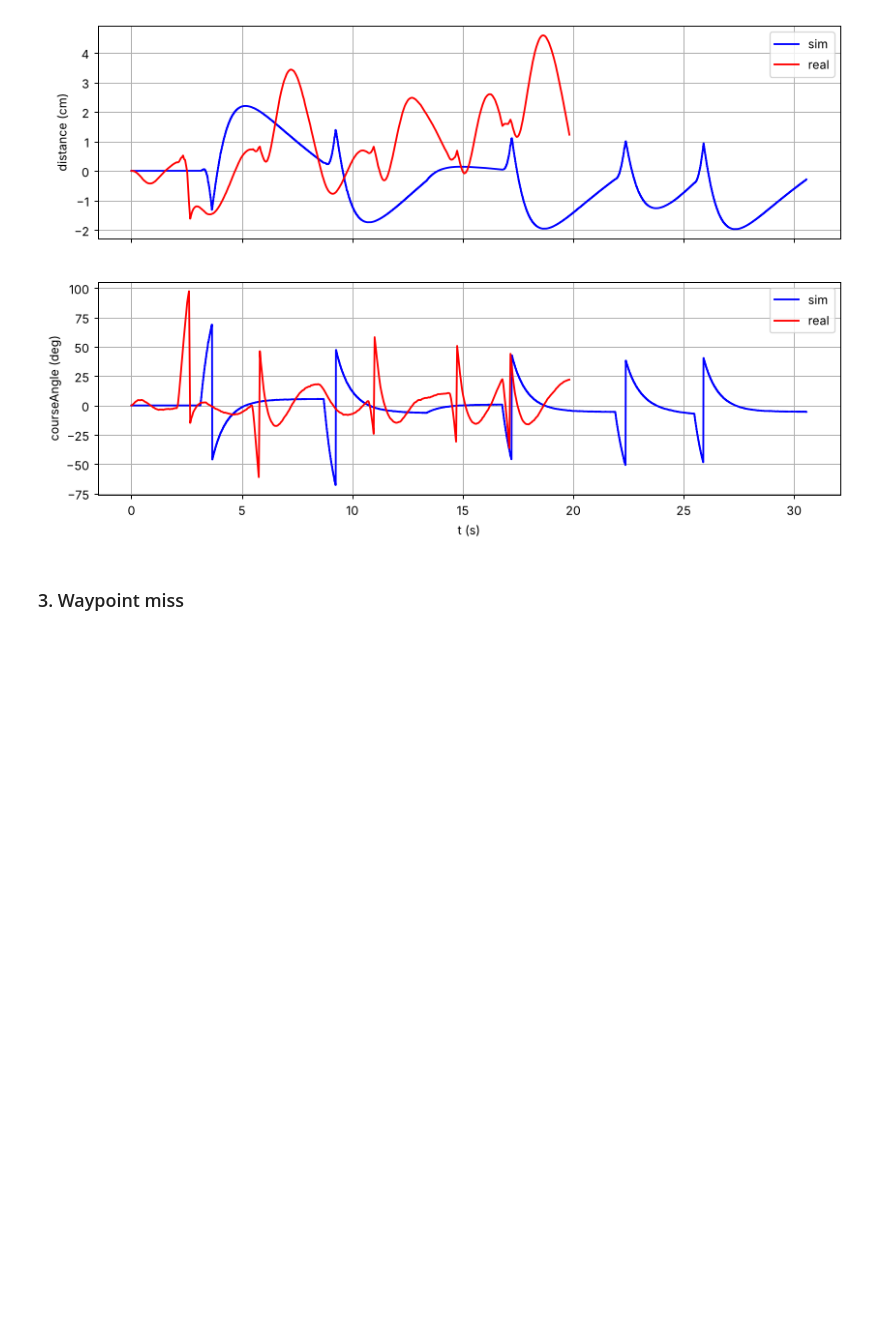
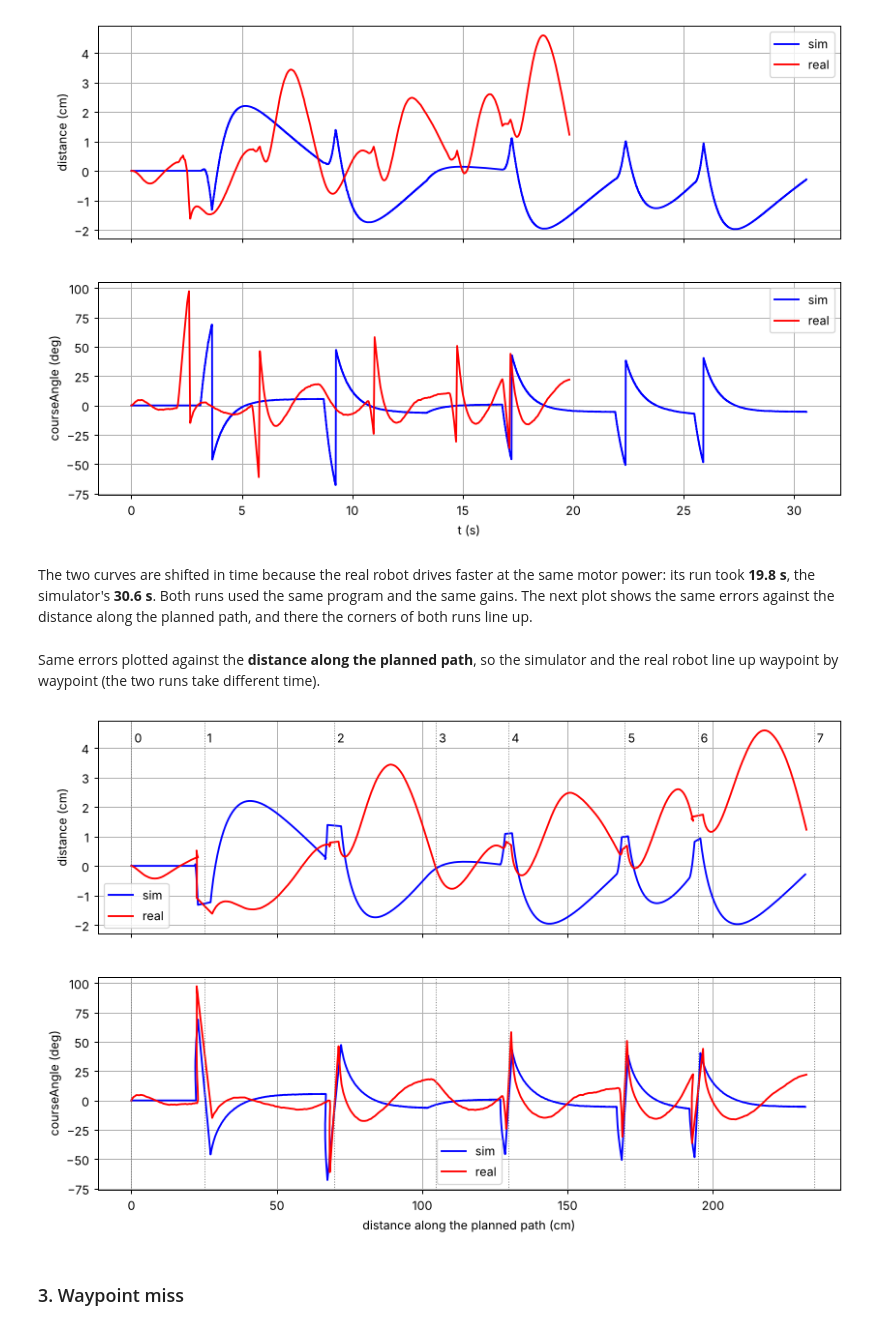
Before and after one commit to charosmuxammadiyeva/Robotics_fall, a Jupyter notebook: week7/Lab7_go_to_goal_analysis.ipynb, the cells around one changed output. Cells and saved outputs as stored; diff of their text form; code cells hidden in the pictures; blank space fills up the shorter version.

```diff
--- a/week7/Lab7_go_to_goal_analysis.ipynb
+++ b/week7/Lab7_go_to_goal_analysis.ipynb
@@ -138,6 +138,32 @@ ax[1].set_ylabel('courseAngle (deg)'); ax[1].set_xlabel('t (s)'); ax[1].grid(Tru
 plt.show()
 # %% [output]
 [figure]
+# %% [markdown]
+The two curves are shifted in time because the real robot drives faster at the same motor power: its run took **19.8 s**, the simulator's **30.6 s**. Both runs used the same program and the same gains. The next plot shows the same errors against the distance along the planned path, and there the corners of both runs line up.
+# %% [markdown]
+Same errors plotted against the **distance along the planned path**, so the simulator and the real robot line up waypoint by waypoint (the two runs take different time).
+# %%
+seg_len = np.hypot(np.diff(X_ref), np.diff(Y_ref))
+cum = np.concatenate([[0], np.cumsum(seg_len)])               # path length at each waypoint, m
+fig, ax = plt.subplots(2, 1, figsize=(11, 7), sharex=True)
+for name, c in [('sim', 'b'), ('real', 'r')]:
+    R = runs[name]; i = R['seg']
+    ax_, ay_ = X_ref[i-1], Y_ref[i-1]
+    along = (R['x'] - ax_) * np.cos(course_ref[i]) + (R['y'] - ay_) * np.sin(course_ref[i])
+    s_path = (cum[i-1] + np.clip(along, 0, seg_len[i-1])) * 100   # cm
+    ax[0].plot(s_path, R['distance'] * 100, c, label=name)
+    ax[1].plot(s_path, R['courseAngle'], c, label=name)
+for a in ax:
+    for k in range(N):
+        a.axvline(cum[k] * 100, color='gray', linestyle=':', linewidth=0.8)
+    a.grid(True); a.legend()
+for k in range(N):
+    ax[0].text(cum[k] * 100 + 1, ax[0].get_ylim()[1] * 0.85, str(k))
+ax[0].set_ylabel('distance (cm)'); ax[1].set_ylabel('courseAngle (deg)')
+ax[1].set_xlabel('distance along the planned path (cm)')
+plt.show()
+# %% [output]
+[figure, added]
 # %% [markdown]
 ### 3. Waypoint miss
 # %%
```
